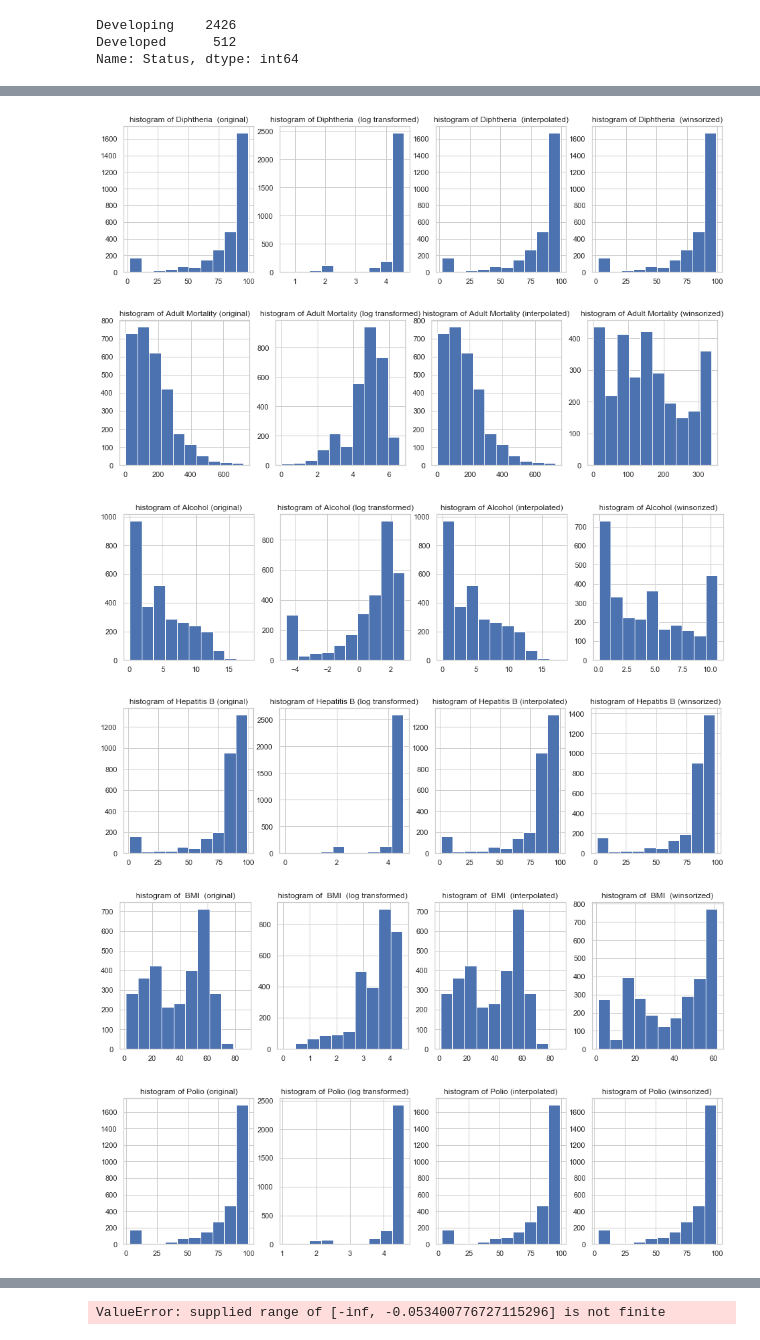
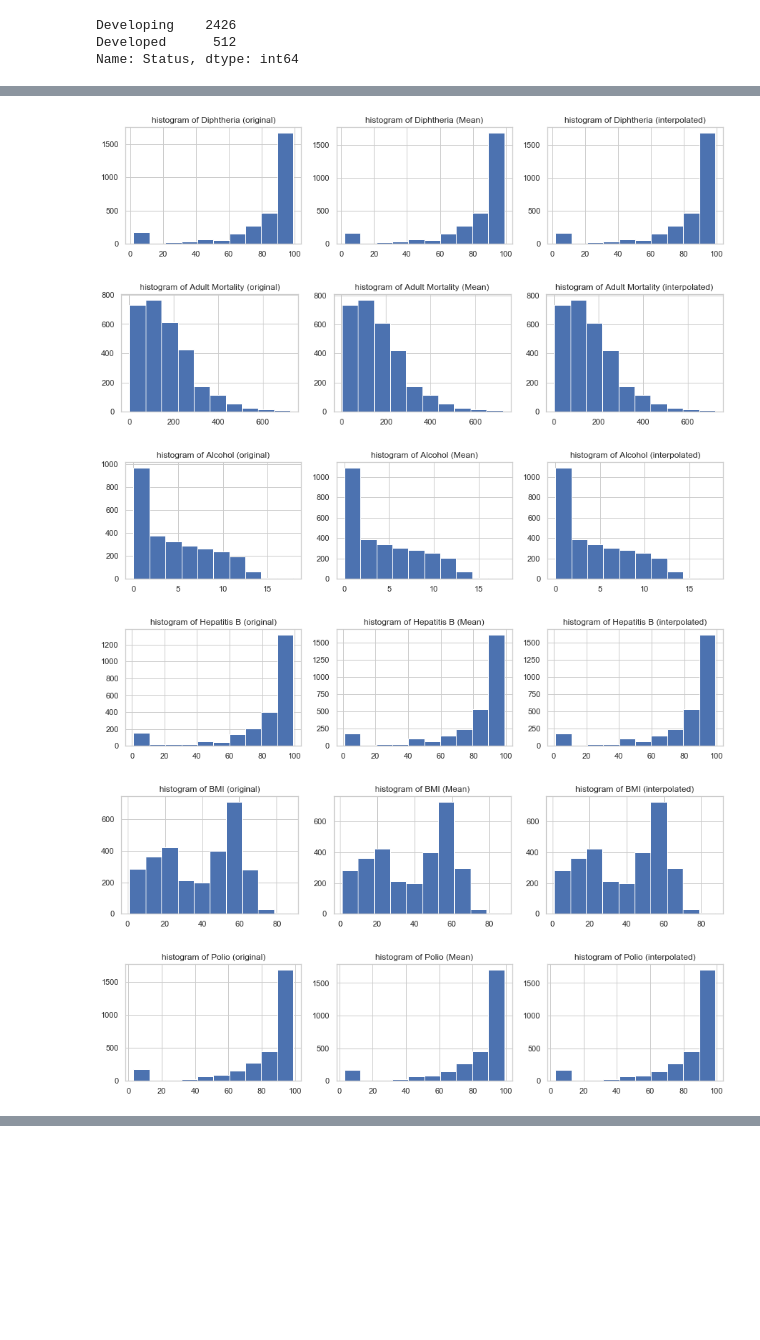
Before and after one commit to rajinigurijala/Thinkful, a Jupyter notebook: ModelPrepChallenge10.ipynb, the cells around one changed output, grey strips where cells are left out. Drawn from its saved outputs; the diff is of its cells as text; code cells hidden in the pictures; blank space fills up the shorter version.

```diff
--- a/ModelPrepChallenge10.ipynb
+++ b/ModelPrepChallenge10.ipynb
@@ -80,3 +94,7 @@ memory usage: 505.0+ KB
 As we can see from the output, this dataset contains 2,938 observations and 22 columns. It appears that only the Country and Status fields are objects (which means that they are strings).
 
 Also this data set is time-series dataset. Our target/outcome variable is Life Expectancy.
+# %%
+# Strip column names from whitespace
+col_names = {k:k.replace(k,k.strip()) for k in lifeexpectancy_df.columns}
+lifeexpectancy_df.rename(columns=col_names,inplace=True)
@@ -83,9 +113,7 @@ Also this data set is time-series dataset. Our target/outcome variable is Life E
 # %%
 # If there are any infinite values in the dataframe then replace with NaN values
 
-lifeexpectancy_df = lifeexpectancy_df.replace(-np.inf, np.nan)
-
-lifeexpectancy_df = lifeexpectancy_df.replace(np.inf, np.nan)
+lifeexpectancy_df = lifeexpectancy_df.replace([np.inf, -np.inf], np.nan)
 # %%
 lifeexpectancy_df.nunique()
 # %% [output]
@@ -178,6 +232,8 @@ lifeexpectancy_df.Status.value_counts()
 Developing    2426
 Developed      512
 Name: Status, dtype: int64
+# %%
+lifeexpectancy_df_orig = lifeexpectancy_df.copy()
 # %%
 from scipy.stats import zscore
 import numpy as np
@@ -246,5 +334,7 @@ Index(['Country', 'Year', 'Status', 'Life expectancy ', 'Adult Mortality',
       dtype='object')
 # %%
-cols = ["Diphtheria ", "Adult Mortality", "Alcohol", "Hepatitis B", " BMI ", "Polio", "Total expenditure", "GDP", "Population", "Income composition of resources", "Schooling"]
+cols = ["Diphtheria", "Adult Mortality", "Alcohol", "Hepatitis B", "BMI", "Polio", "Total expenditure", "HIV/AIDS", "GDP", "Population", "Income composition of resources", "Schooling"]
+analyze_cols = ["Adult Mortality", "HIV/AIDS", "Income composition of resources", "Schooling"]
 
-fillna_mean_columns(lifeexpectancy_df,cols)
+#fillna_mean_columns(lifeexpectancy_df,cols)
+fillna_columns(lifeexpectancy_df,'Country')
@@ -290,11 +360,11 @@ The indices of the outliers:
 Number of outliers is: 0
 # %%
     for col in cols:
-        visualize_column(lifeexpectancy_df,col)
+        visualize_missing_data(lifeexpectancy_df_orig, lifeexpectancy_df,col)
 # %% [output]
-[figure, old version]
+[figure, new version]
-[figure, old version]
+[figure, new version]
-[figure, old version]
+[figure, new version]
-[figure, old version]
+[figure, new version]
-[figure, old version]
+[figure, new version]
-[figure, old version]
+[figure, new version]
@@ -304 +373,0 @@ Number of outliers is: 0
-ValueError: supplied range of [-inf, -0.053400776727115296] is not finite
```
Also changed, not shown: parts of 49 cells of this notebook.
